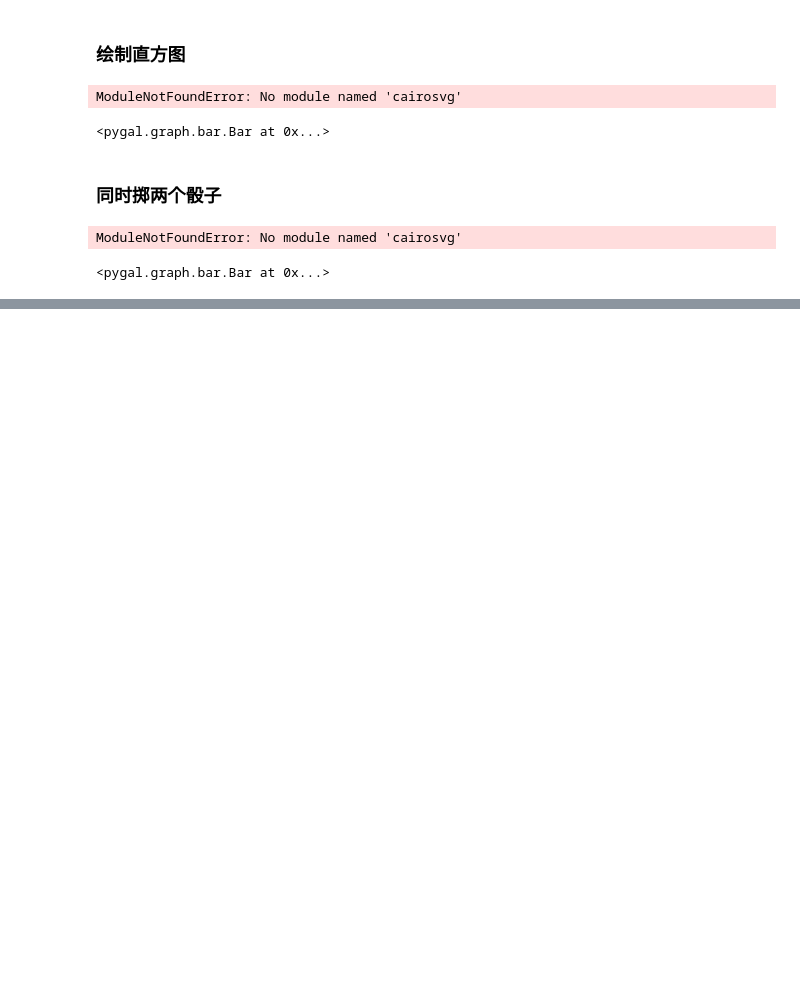
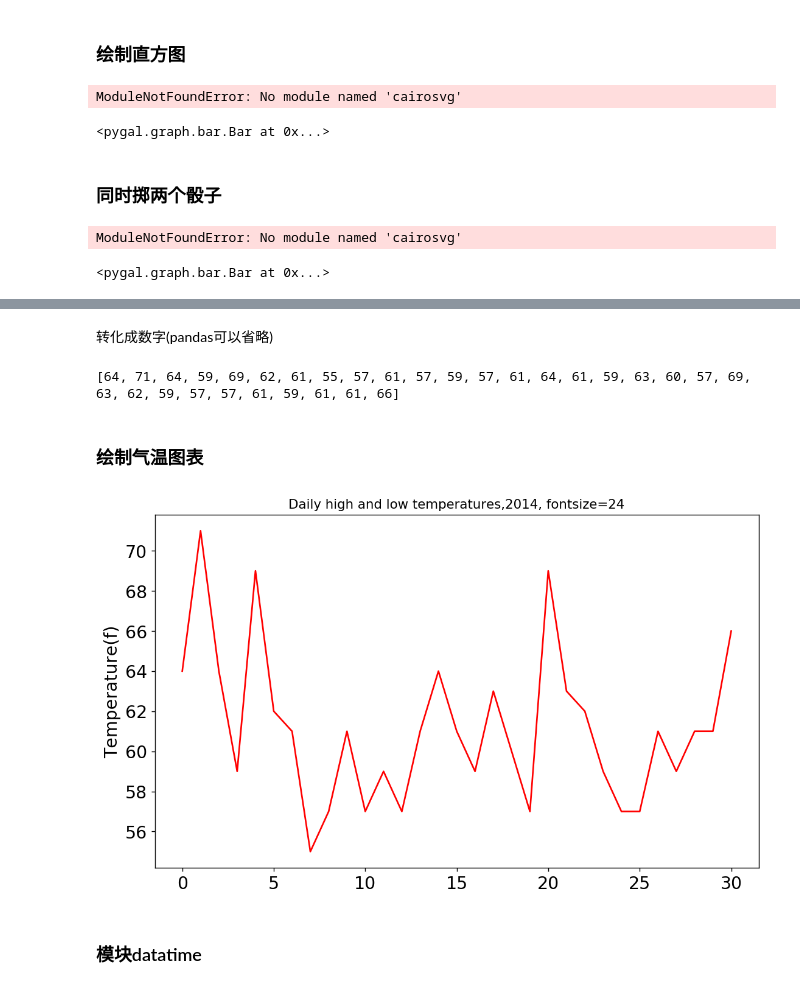
Before and after one commit to chenboshuo/learn_python, a Jupyter notebook: jupyter_note/data_visualization.ipynb, the cells around one changed output, grey strips where cells are left out. Drawn from its saved outputs; the diff is of its cells as text; code cells hidden in the pictures; blank space fills up the shorter version.

```diff
--- a/jupyter_note/data_visualization.ipynb
+++ b/jupyter_note/data_visualization.ipynb
@@ -414,0 +446,13 @@ ModuleNotFoundError: No module named 'cairosvg'
+# %%
+import csv
+filename = 'text_files/sitka_weather_07-2014.csv'
+with open(filename) as f:
+    reader = csv.reader(f) # 将前面的文件作为实参传递
+    header_row = next(reader) # 返回文件的下一行
+
+    # 从文件中获取最高温
+    highs =  []
+    for row in reader:
+        highs.append(row[1])
+
+    print(highs)
@@ -414,0 +461,3 @@ ModuleNotFoundError: No module named 'cairosvg'
+# %%
+highs = df['Max TemperatureF']
+highs
@@ -414,0 +482,37 @@ ModuleNotFoundError: No module named 'cairosvg'
+# %% [markdown]
+转化成数字(pandas可以省略)
+# %%
+import csv
+filename = 'text_files/sitka_weather_07-2014.csv'
+with open(filename) as f:
+    reader = csv.reader(f) # 将前面的文件作为实参传递
+    header_row = next(reader) # 返回文件的下一行
+
+    # 从文件中获取最高温
+    highs =  []
+    for row in reader:
+        high = int(row[1])
+        highs.append(high)
+
+    print(highs)
+# %% [output]
+[64, 71, 64, 59, 69, 62, 61, 55, 57, 61, 57, 59, 57, 61, 64, 61, 59, 63, 60, 57, 69, 63, 62, 59, 57, 57, 61, 59, 61, 61, 66]
+# %% [markdown]
+### 绘制气温图表
+# %%
+from matplotlib import pyplot as plt
+
+# 根据数据绘制图形
+fig = plt.figure(dpi=128, figsize=(10,6))
+plt.plot(highs, c='red')
+
+
+# 设置图像格式
+plt.title('Daily high and low temperatures,2014, fontsize=24')
+plt.xlabel('',fontsize=16)
+plt.ylabel('Temperature(f)', fontsize=16)
+plt.tick_params(axis='both', which='major', labelsize=16)
+# %% [output]
+[figure, added]
+# %% [markdown]
+### 模块datatime
```
Also changed, not shown: parts of 13 cells of this notebook, 1 other file.
